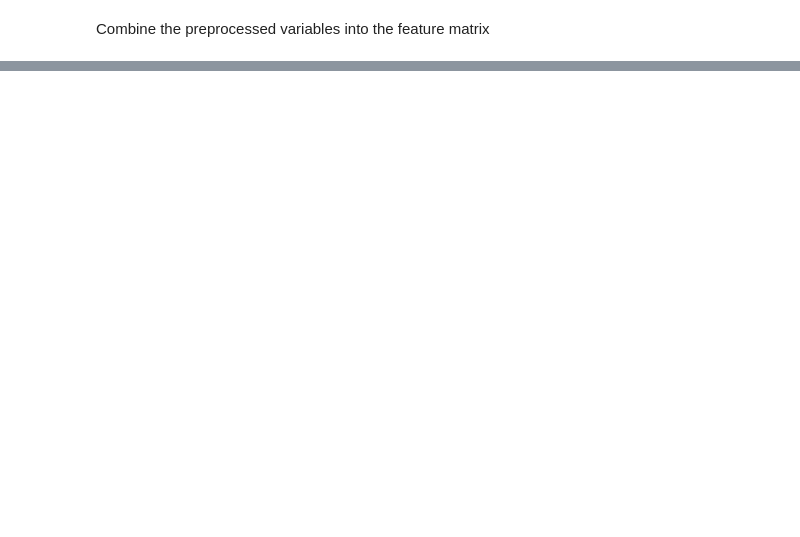
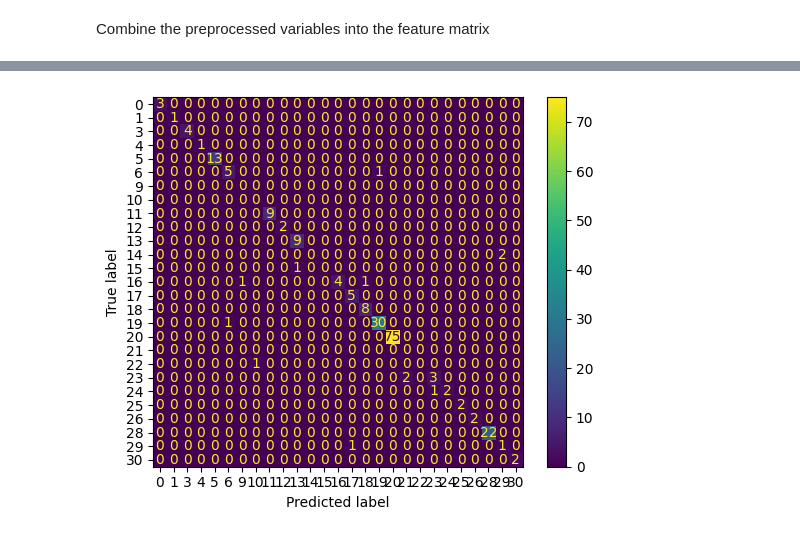
Before and after one commit to nathaliatvrs/Design_Thinking_Data_Products, a Jupyter notebook: Final_Project/codes/Nathalia_Tavares_Final_Project.ipynb, the cells around one changed output, grey strips where cells are left out. Saved outputs shown, nothing was run; the diff lists cells and outputs as text; code cells hidden in the pictures; blank space fills up the shorter version.

```diff
--- a/Final_Project/codes/Nathalia_Tavares_Final_Project.ipynb
+++ b/Final_Project/codes/Nathalia_Tavares_Final_Project.ipynb
@@ -499,0 +578,3 @@ print(classification_report(y_test, y_pred))
+# %%
+# Make predictions on the test set
+y_pred_rf = random_forest_model.predict(X_test)
@@ -499,0 +631,5 @@ print(classification_report(y_test, y_pred))
+# %%
+ConfusionMatrixDisplay.from_predictions(y_test, y_pred_rf)
+plt.show()
+# %% [output]
+[figure, added]
```
Also changed, not shown: parts of 69 cells of this notebook.
